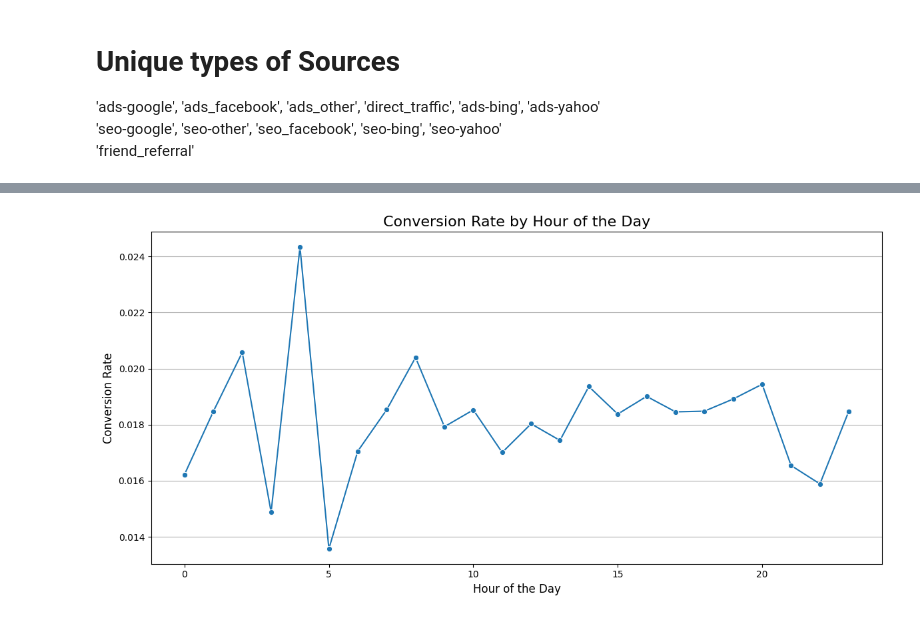
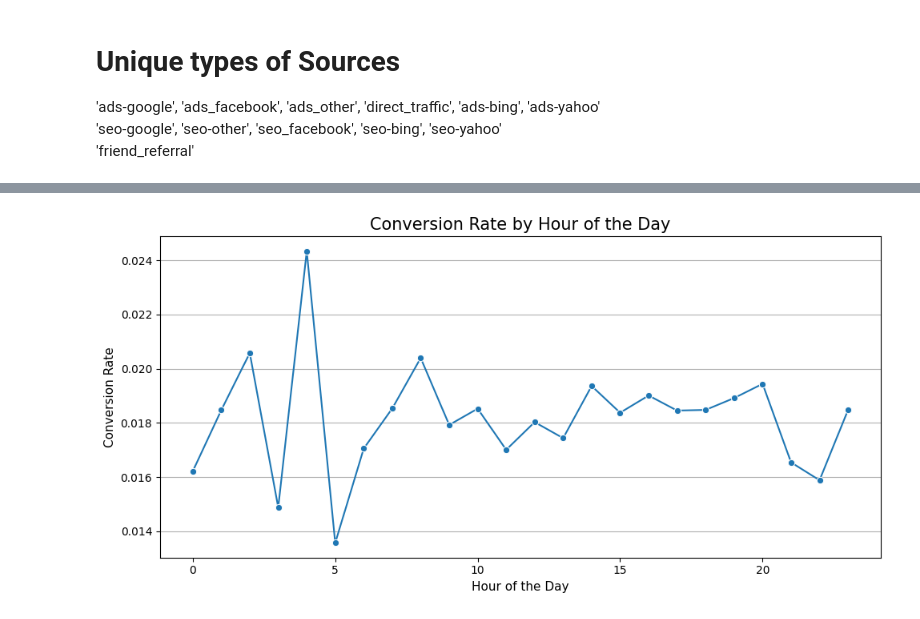
Before and after one commit to D123aniel/DATA110, a Jupyter notebook: project.ipynb, the cells around one changed output, grey strips where cells are left out. Cells and saved outputs as stored; diff of their text form; code cells hidden in the pictures.

```diff
--- a/project.ipynb
+++ b/project.ipynb
@@ -63,18 +58,18 @@ plt.show()
 # %%
 # Get hour from the timestamp
 combined['hour'] = combined['timestamp'].dt.hour
 
 # Conversion rate by hour
 conversion_by_hour = combined.groupby('hour')['converted'].mean().reset_index()
 
 # Plot conversion rate by hour using seaborn
 plt.figure(figsize=(10, 5))
 sns.lineplot(data=conversion_by_hour, x='hour', y='converted', marker='o')
-plt.title('Conversion Rate by Hour of the Day', fontsize=16)
-plt.ylabel('Conversion Rate', fontsize=12)
-plt.xlabel('Hour of the Day', fontsize=12)
+plt.title('Conversion Rate by Hour of the Day', fontsize=15)
+plt.ylabel('Conversion Rate', fontsize=11)
+plt.xlabel('Hour of the Day', fontsize=11)
 plt.grid(axis='y')
 plt.tight_layout()
 plt.show()
 # %% [output]
-[figure, old version]
+[figure, new version]
```
Also changed, not shown: parts of 4 cells of this notebook.
